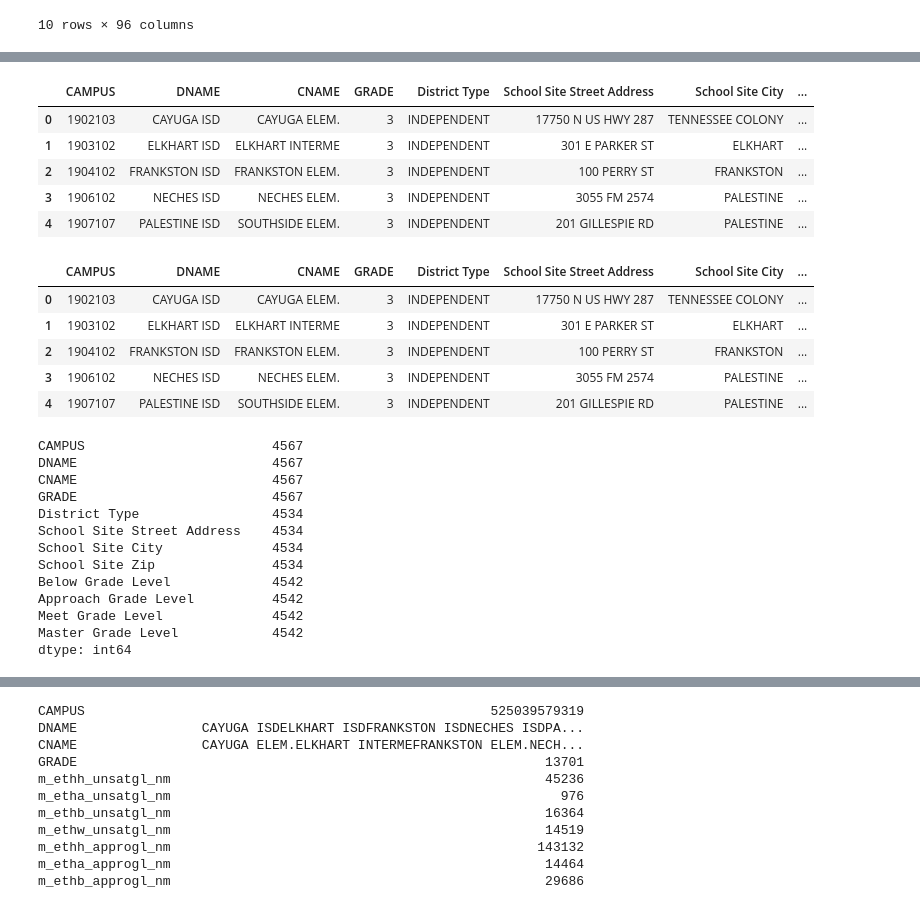
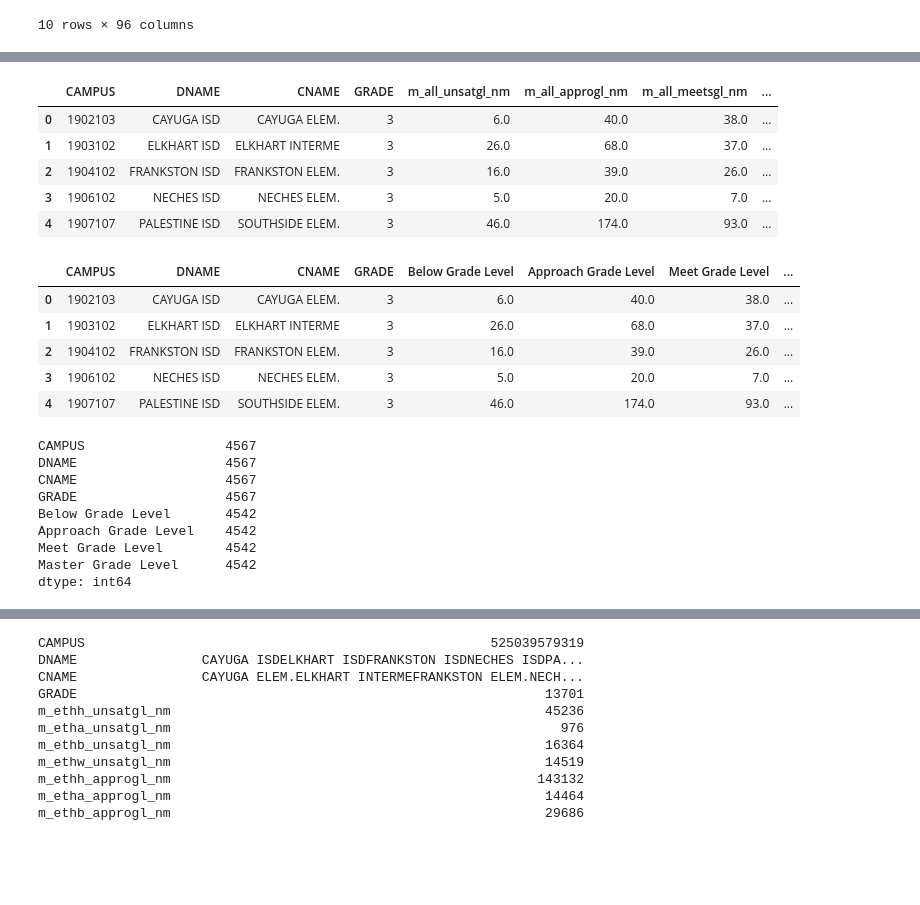
Before and after one commit to jteickholt/Team10Project1_Repo, a Jupyter notebook: notebooks/SchoolData_Focused_Grade3.ipynb, the cells around one changed output, grey strips where cells are left out. Drawn from its saved outputs; the diff is of its cells as text; code cells hidden in the pictures; blank space fills up the shorter version.

```diff
--- a/notebooks/SchoolData_Focused_Grade3.ipynb
+++ b/notebooks/SchoolData_Focused_Grade3.ipynb
@@ -184,40 +81,36 @@ cleanedschooldata2.to_csv('..\cleandata\CleanedSchoolDataGrade3.csv', header=Tru
 # %%
 #Create DataFrame for numbers in 'all students' categories.
-allstudents_df = cleanedschooldata2[['CAMPUS', 'DNAME', 'CNAME', 'GRADE', 'District Type', 'School Site Street Address', 'School Site City', 'School Site Zip', 'm_all_unsatgl_nm', 'm_all_approgl_nm', 'm_all_meetsgl_nm', 'm_all_mastrgl_nm']]
+allstudents_df = cleanedschooldata[['CAMPUS', 'DNAME', 'CNAME', 'GRADE', 'm_all_unsatgl_nm', 'm_all_approgl_nm', 'm_all_meetsgl_nm', 'm_all_mastrgl_nm']]
 allstudents_df.head(5)
 # %% [output]
-|  | CAMPUS | DNAME | CNAME | GRADE | District Type | School Site Street Address | School Site City | ... |
-| 0 | 1902103 | CAYUGA ISD | CAYUGA ELEM. | 3 | INDEPENDENT | 17750 N US HWY 287 | TENNESSEE COLONY | ... |
-| 1 | 1903102 | ELKHART ISD | ELKHART INTERME | 3 | INDEPENDENT | 301 E PARKER ST | ELKHART | ... |
-| 2 | 1904102 | FRANKSTON ISD | FRANKSTON ELEM. | 3 | INDEPENDENT | 100 PERRY ST | FRANKSTON | ... |
-| 3 | 1906102 | NECHES ISD | NECHES ELEM. | 3 | INDEPENDENT | 3055 FM 2574 | PALESTINE | ... |
-| 4 | 1907107 | PALESTINE ISD | SOUTHSIDE ELEM. | 3 | INDEPENDENT | 201 GILLESPIE RD | PALESTINE | ... |
+|  | CAMPUS | DNAME | CNAME | GRADE | m_all_unsatgl_nm | m_all_approgl_nm | m_all_meetsgl_nm | ... |
+| 0 | 1902103 | CAYUGA ISD | CAYUGA ELEM. | 3 | 6.0 | 40.0 | 38.0 | ... |
+| 1 | 1903102 | ELKHART ISD | ELKHART INTERME | 3 | 26.0 | 68.0 | 37.0 | ... |
+| 2 | 1904102 | FRANKSTON ISD | FRANKSTON ELEM. | 3 | 16.0 | 39.0 | 26.0 | ... |
+| 3 | 1906102 | NECHES ISD | NECHES ELEM. | 3 | 5.0 | 20.0 | 7.0 | ... |
+| 4 | 1907107 | PALESTINE ISD | SOUTHSIDE ELEM. | 3 | 46.0 | 174.0 | 93.0 | ... |
 # %%
 allstudents_renamed = allstudents_df.rename(columns = {'m_all_unsatgl_nm': 'Below Grade Level', 'm_all_approgl_nm': 'Approach Grade Level', 'm_all_meetsgl_nm': 'Meet Grade Level', 'm_all_mastrgl_nm': 'Master Grade Level'})
 allstudents_renamed.head(5)
 # %% [output]
-|  | CAMPUS | DNAME | CNAME | GRADE | District Type | School Site Street Address | School Site City | ... |
-| 0 | 1902103 | CAYUGA ISD | CAYUGA ELEM. | 3 | INDEPENDENT | 17750 N US HWY 287 | TENNESSEE COLONY | ... |
-| 1 | 1903102 | ELKHART ISD | ELKHART INTERME | 3 | INDEPENDENT | 301 E PARKER ST | ELKHART | ... |
-| 2 | 1904102 | FRANKSTON ISD | FRANKSTON ELEM. | 3 | INDEPENDENT | 100 PERRY ST | FRANKSTON | ... |
-| 3 | 1906102 | NECHES ISD | NECHES ELEM. | 3 | INDEPENDENT | 3055 FM 2574 | PALESTINE | ... |
-| 4 | 1907107 | PALESTINE ISD | SOUTHSIDE ELEM. | 3 | INDEPENDENT | 201 GILLESPIE RD | PALESTINE | ... |
+|  | CAMPUS | DNAME | CNAME | GRADE | Below Grade Level | Approach Grade Level | Meet Grade Level | ... |
+| 0 | 1902103 | CAYUGA ISD | CAYUGA ELEM. | 3 | 6.0 | 40.0 | 38.0 | ... |
+| 1 | 1903102 | ELKHART ISD | ELKHART INTERME | 3 | 26.0 | 68.0 | 37.0 | ... |
+| 2 | 1904102 | FRANKSTON ISD | FRANKSTON ELEM. | 3 | 16.0 | 39.0 | 26.0 | ... |
+| 3 | 1906102 | NECHES ISD | NECHES ELEM. | 3 | 5.0 | 20.0 | 7.0 | ... |
+| 4 | 1907107 | PALESTINE ISD | SOUTHSIDE ELEM. | 3 | 46.0 | 174.0 | 93.0 | ... |
 # %%
 allstudents_renamed.count()
 #Most columns have enough data to make statistical analysis feasible.
 # %% [output]
-CAMPUS                        4567
-DNAME                         4567
-CNAME                         4567
-GRADE                         4567
-District Type                 4534
-School Site Street Address    4534
-School Site City              4534
-School Site Zip               4534
-Below Grade Level             4542
-Approach Grade Level          4542
-Meet Grade Level              4542
-Master Grade Level            4542
+CAMPUS                  4567
+DNAME                   4567
+CNAME                   4567
+GRADE                   4567
+Below Grade Level       4542
+Approach Grade Level    4542
+Meet Grade Level        4542
+Master Grade Level      4542
 dtype: int64
 # %%
 #Make allstudents.csv subset file for analysis of all student data.
```
Also changed, not shown: parts of 19 cells of this notebook, 25 other files.
